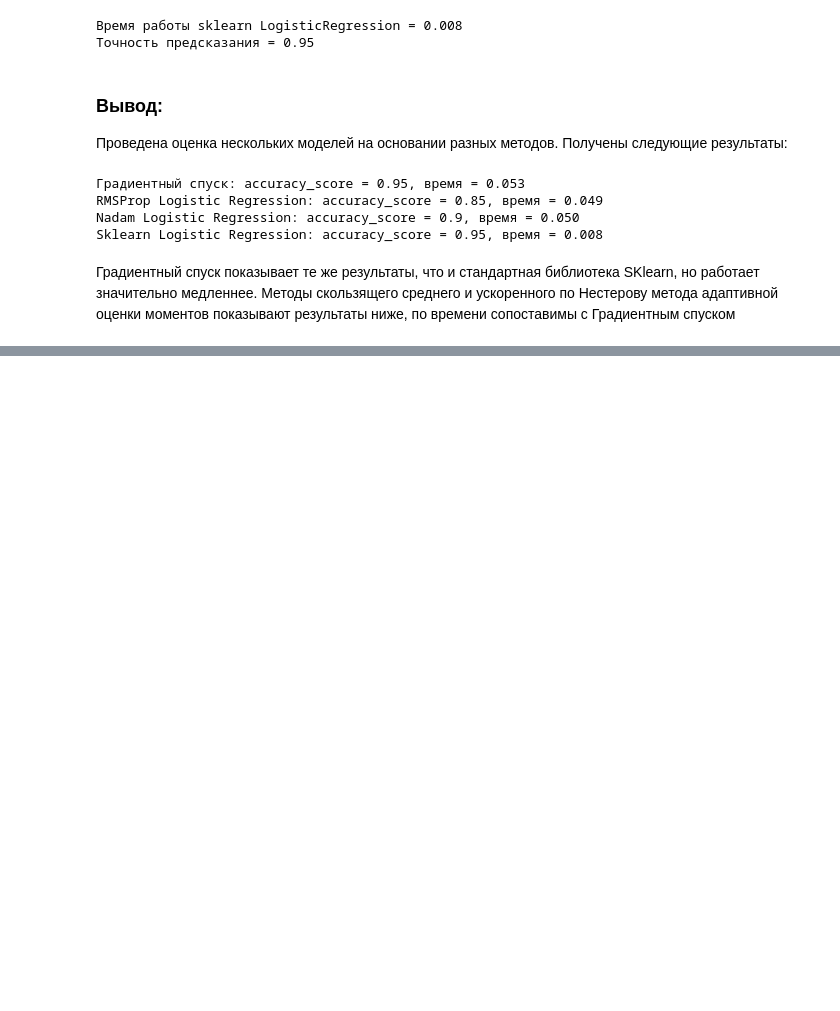
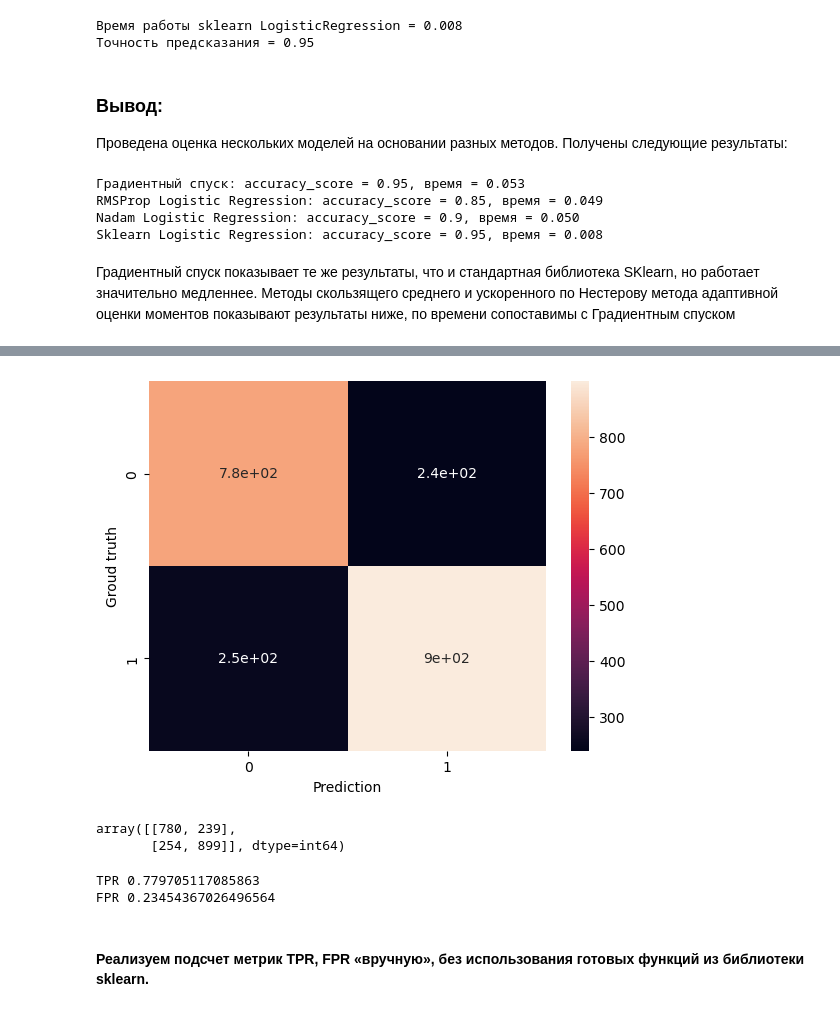
Before and after one commit to VyacheslavGusev/Machine_Lerning, a Jupyter notebook: ML_practice.ipynb, the cells around one changed output, grey strips where cells are left out. Cells and saved outputs as stored; diff of their text form; code cells hidden in the pictures; blank space fills up the shorter version.

```diff
--- a/ML_practice.ipynb
+++ b/ML_practice.ipynb
@@ -565,0 +775,9 @@ Sklearn Logistic Regression: accuracy_score = 0.95, время = 0.008
+# %%
+from sklearn.pipeline import make_pipeline
+from sklearn.preprocessing import StandardScaler
+
+
+model = make_pipeline(
+    StandardScaler(),
+    LogisticRegression(max_iter=1000)
+)
@@ -565,0 +845,15 @@ Sklearn Logistic Regression: accuracy_score = 0.95, время = 0.008
+# %%
+threshold = 0.5
+pred = np.where(predictions[:, 1] >= threshold, 1, 0)
+
+cm = confusion_matrix(y_test, pred)
+f = sns.heatmap(cm, annot=True)
+plt.ylabel('Groud truth')
+plt.xlabel('Prediction');
+# %% [output]
+[figure, added]
+# %%
+cm
+# %% [output]
+array([[780, 239],
+       [254, 899]], dtype=int64)
@@ -565,0 +865,8 @@ Sklearn Logistic Regression: accuracy_score = 0.95, время = 0.008
+# %%
+print('TPR', TP / (TP + FN))
+print('FPR', FP / (FP + TN))
+# %% [output]
+TPR 0.779705117085863
+FPR 0.23454367026496564
+# %% [markdown]
+#### Реализуем подсчет метрик TPR, FPR «вручную», без использования готовых функций из библиотеки sklearn.
```
Also changed, not shown: parts of 46 cells of this notebook.
